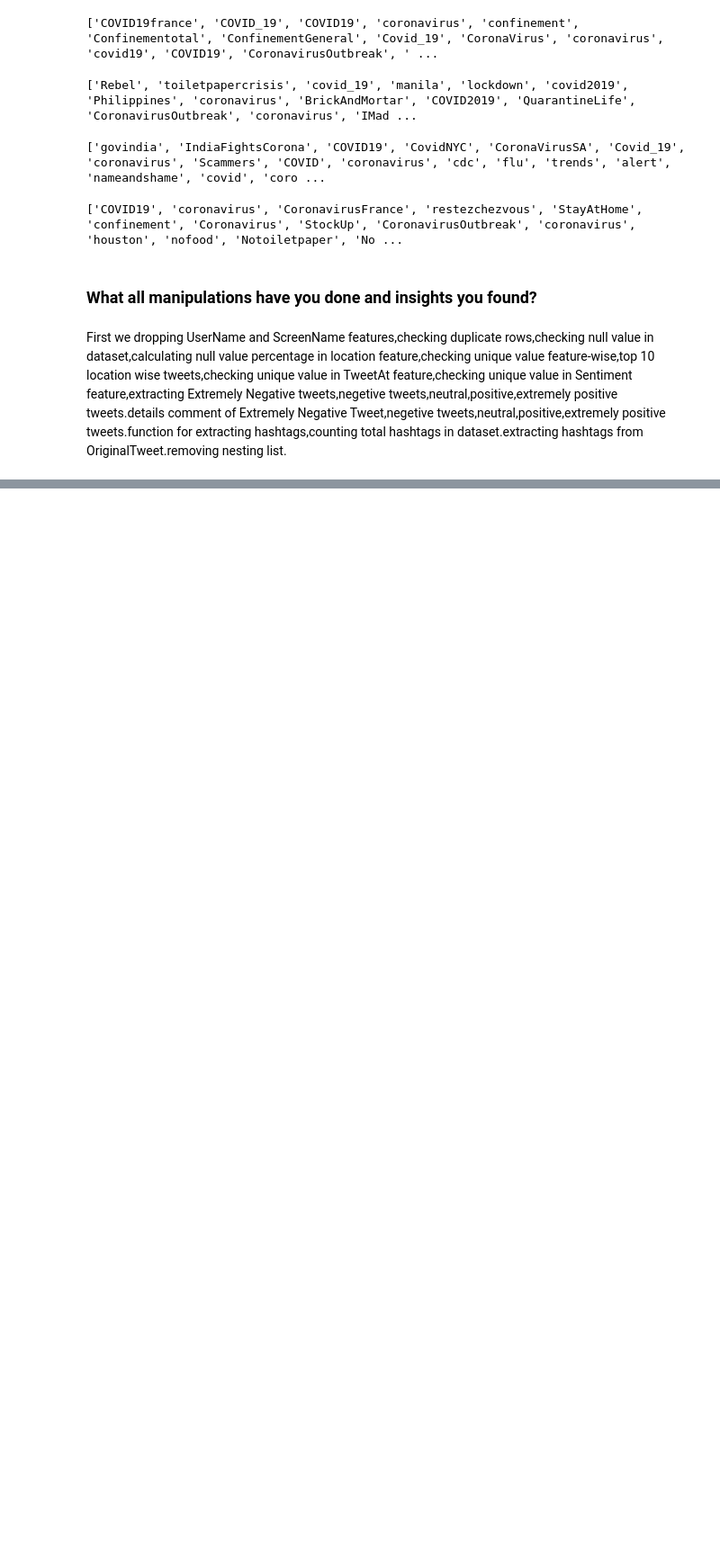
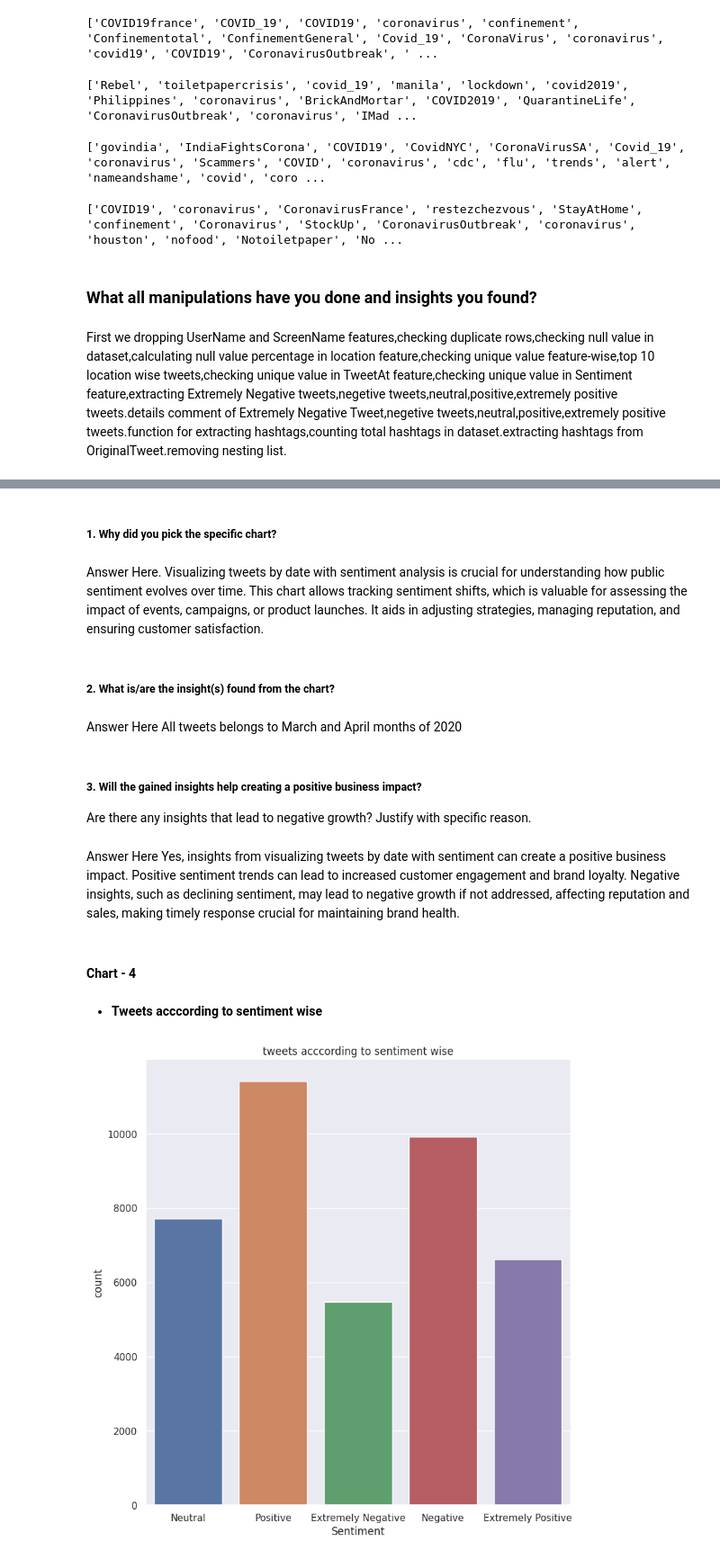
Before and after one commit to rins3005/Coronavirus_Tweet_Sentiment_Analysis_Capstone_Project, a Jupyter notebook: Rina_Patel_Coronavirus_Tweet_Sentiment_Analysis_Capstone_Project.ipynb, the cells around one changed output, grey strips where cells are left out. Shown at 90% size. Saved outputs shown, nothing was run; the diff lists cells and outputs as text; code cells hidden in the pictures; blank space fills up the shorter version.

```diff
--- a/Rina_Patel_Coronavirus_Tweet_Sentiment_Analysis_Capstone_Project.ipynb
+++ b/Rina_Patel_Coronavirus_Tweet_Sentiment_Analysis_Capstone_Project.ipynb
@@ -540,0 +616,28 @@ First we dropping UserName and ScreenName features,checking duplicate rows,check
+# %% [markdown]
+##### 1. Why did you pick the specific chart?
+# %% [markdown]
+Answer Here.
+Visualizing tweets by date with sentiment analysis is crucial for understanding how public sentiment evolves over time. This chart allows tracking sentiment shifts, which is valuable for assessing the impact of events, campaigns, or product launches. It aids in adjusting strategies, managing reputation, and ensuring customer satisfaction.
+# %% [markdown]
+##### 2. What is/are the insight(s) found from the chart?
+# %% [markdown]
+Answer Here
+All tweets belongs to March and April months of 2020
+# %% [markdown]
+##### 3. Will the gained insights help creating a positive business impact?
+Are there any insights that lead to negative growth? Justify with specific reason.
+# %% [markdown]
+Answer Here
+Yes, insights from visualizing tweets by date with sentiment can create a positive business impact. Positive sentiment trends can lead to increased customer engagement and brand loyalty. Negative insights, such as declining sentiment, may lead to negative growth if not addressed, affecting reputation and sales, making timely response crucial for maintaining brand health.
+# %% [markdown]
+#### Chart - 4
+# %% [markdown]
+* **Tweets acccording to sentiment wise**
+# %%
+# Chart - 4 visualization code
+# tweets acccording to sentiment wise
+sns.catplot(x = "Sentiment", kind="count", height=8, data=coronavirurs_tweet)
+plt.title("tweets acccording to sentiment wise")
+plt.show()
+# %% [output]
+[figure, added]
```
Also changed, not shown: parts of 138 cells of this notebook.
